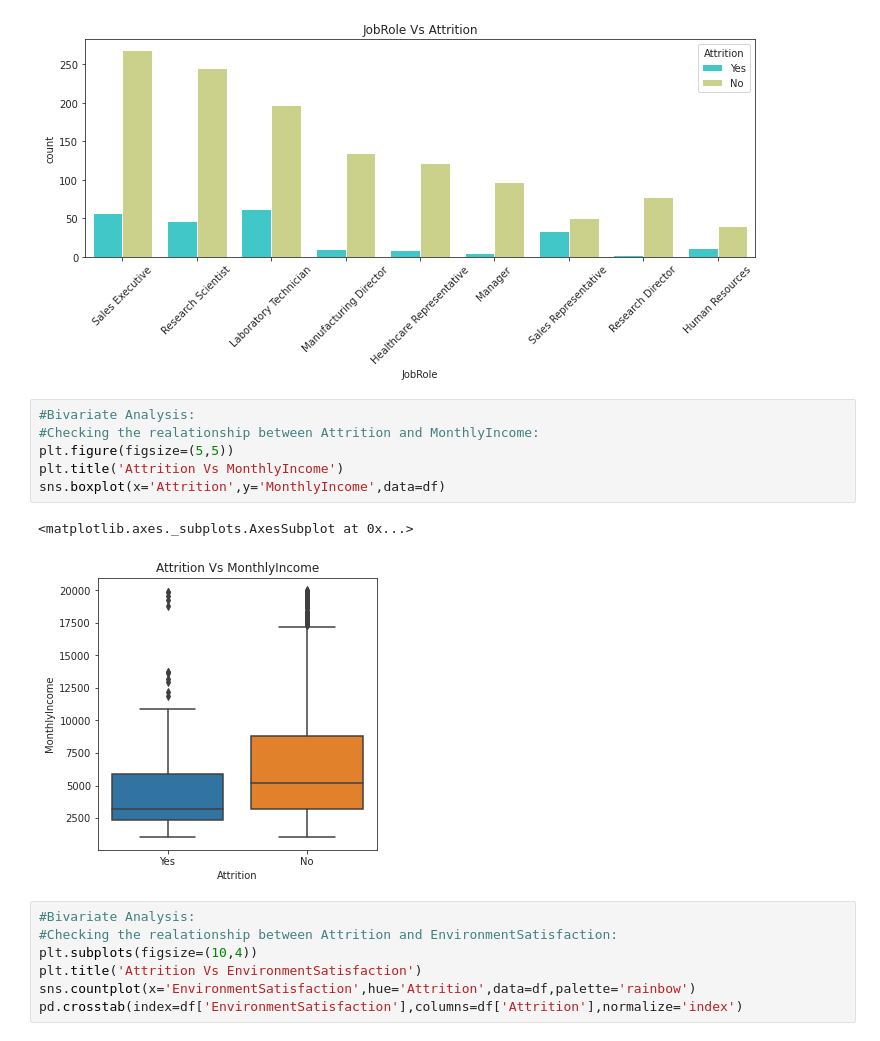
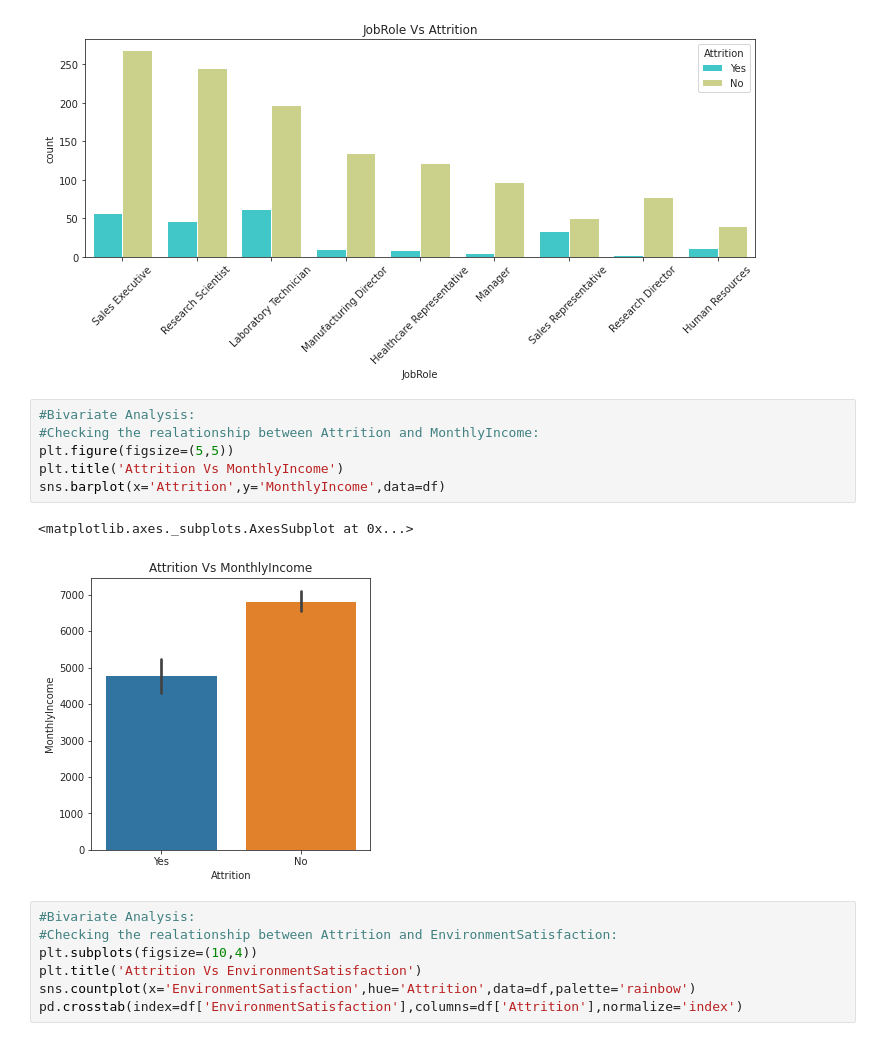
Before and after one commit to binit24/Datascience-projects, a Jupyter notebook: IBM_HR_Attrition_Prediction.ipynb, the cells around one changed output. Drawn from its saved outputs; the diff is of its cells as text.

```diff
--- a/IBM_HR_Attrition_Prediction.ipynb
+++ b/IBM_HR_Attrition_Prediction.ipynb
@@ -266,12 +268,12 @@ pd.crosstab(index=df['JobRole'],columns=df['Attrition'],normalize='index')
 # %%
 #Bivariate Analysis:
 #Checking the realationship between Attrition and MonthlyIncome:
 plt.figure(figsize=(5,5))
 plt.title('Attrition Vs MonthlyIncome')
-sns.boxplot(x='Attrition',y='MonthlyIncome',data=df)
+sns.barplot(x='Attrition',y='MonthlyIncome',data=df)
 # %% [output]
 <matplotlib.axes._subplots.AxesSubplot at 0x...>
-[figure, old version]
+[figure, new version]
 # %%
 #Bivariate Analysis:
 #Checking the realationship between Attrition and EnvironmentSatisfaction:
```
Also changed, not shown: parts of 20 cells of this notebook.
